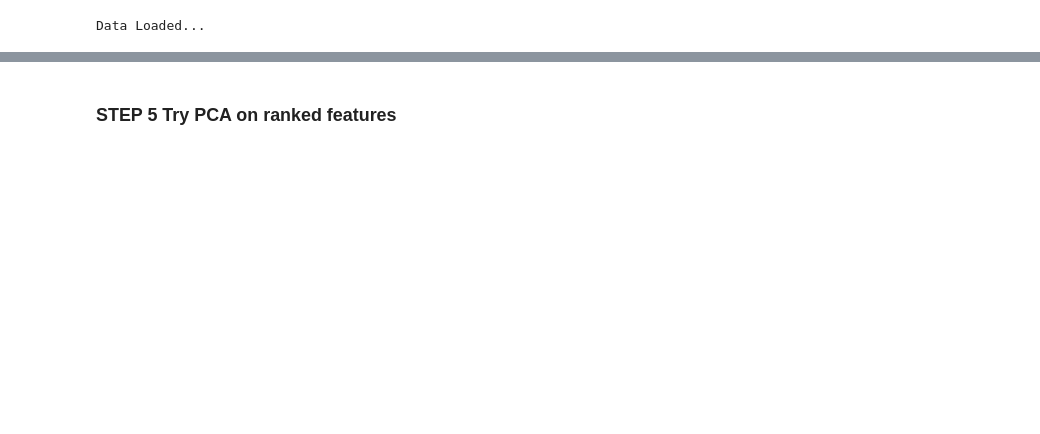
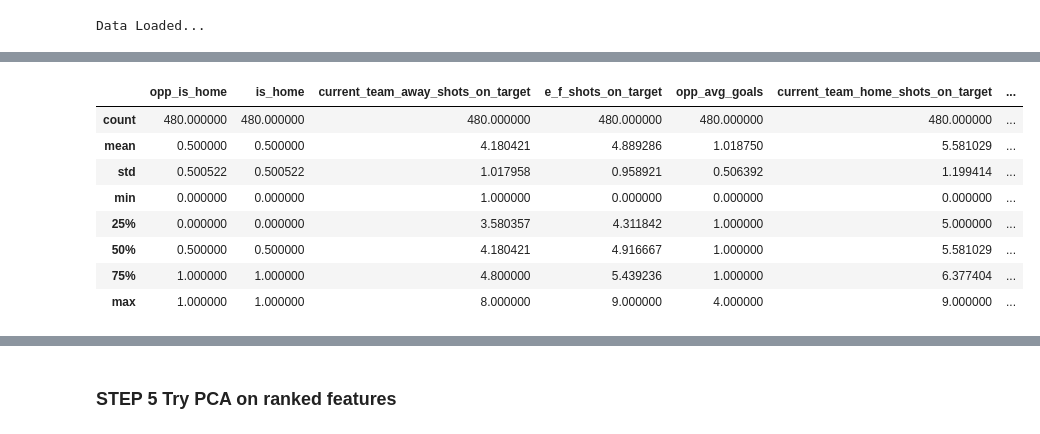
Before and after one commit to dchilders21/stats, a Jupyter notebook: src/stats/stats.ipynb, the cells around one changed output, grey strips where cells are left out. Drawn from its saved outputs; the diff is of its cells as text; code cells hidden in the pictures; blank space fills up the shorter version.

```diff
--- a/src/stats/stats.ipynb
+++ b/src/stats/stats.ipynb
@@ -161,15 +199,25 @@ Take ranked features and take the top 25 features and see how they run on the ba
 # %%
 def reorder_features(ranking, data):
     ranked_X = pd.DataFrame(index=range(480))
     for a in range(len(ranking)):
         for i in range(len(ranking)):
             if ranking[i] == a+1:
                 ranked_X = ranked_X.join(data.ix[:,i])
 
     display(ranked_X.describe())
     return ranked_X
 
 
-# ranked_X = reorder_features(rankings, raw_X)
+ranked_X = reorder_features(rankings, raw_X)
+# %% [output]
+|  | opp_is_home | is_home | current_team_away_shots_on_target | e_f_shots_on_target | opp_avg_goals | current_team_home_shots_on_target | ... |
+| count | 480.000000 | 480.000000 | 480.000000 | 480.000000 | 480.000000 | 480.000000 | ... |
+| mean | 0.500000 | 0.500000 | 4.180421 | 4.889286 | 1.018750 | 5.581029 | ... |
+| std | 0.500522 | 0.500522 | 1.017958 | 0.958921 | 0.506392 | 1.199414 | ... |
+| min | 0.000000 | 0.000000 | 1.000000 | 0.000000 | 0.000000 | 0.000000 | ... |
+| 25% | 0.000000 | 0.000000 | 3.580357 | 4.311842 | 1.000000 | 5.000000 | ... |
+| 50% | 0.500000 | 0.500000 | 4.180421 | 4.916667 | 1.000000 | 5.581029 | ... |
+| 75% | 1.000000 | 1.000000 | 4.800000 | 5.439236 | 1.000000 | 6.377404 | ... |
+| max | 1.000000 | 1.000000 | 8.000000 | 9.000000 | 4.000000 | 9.000000 | ... |
 # %% [markdown]
 ### STEP 4
```
Also changed, not shown: parts of 41 cells of this notebook, 28 other files.
